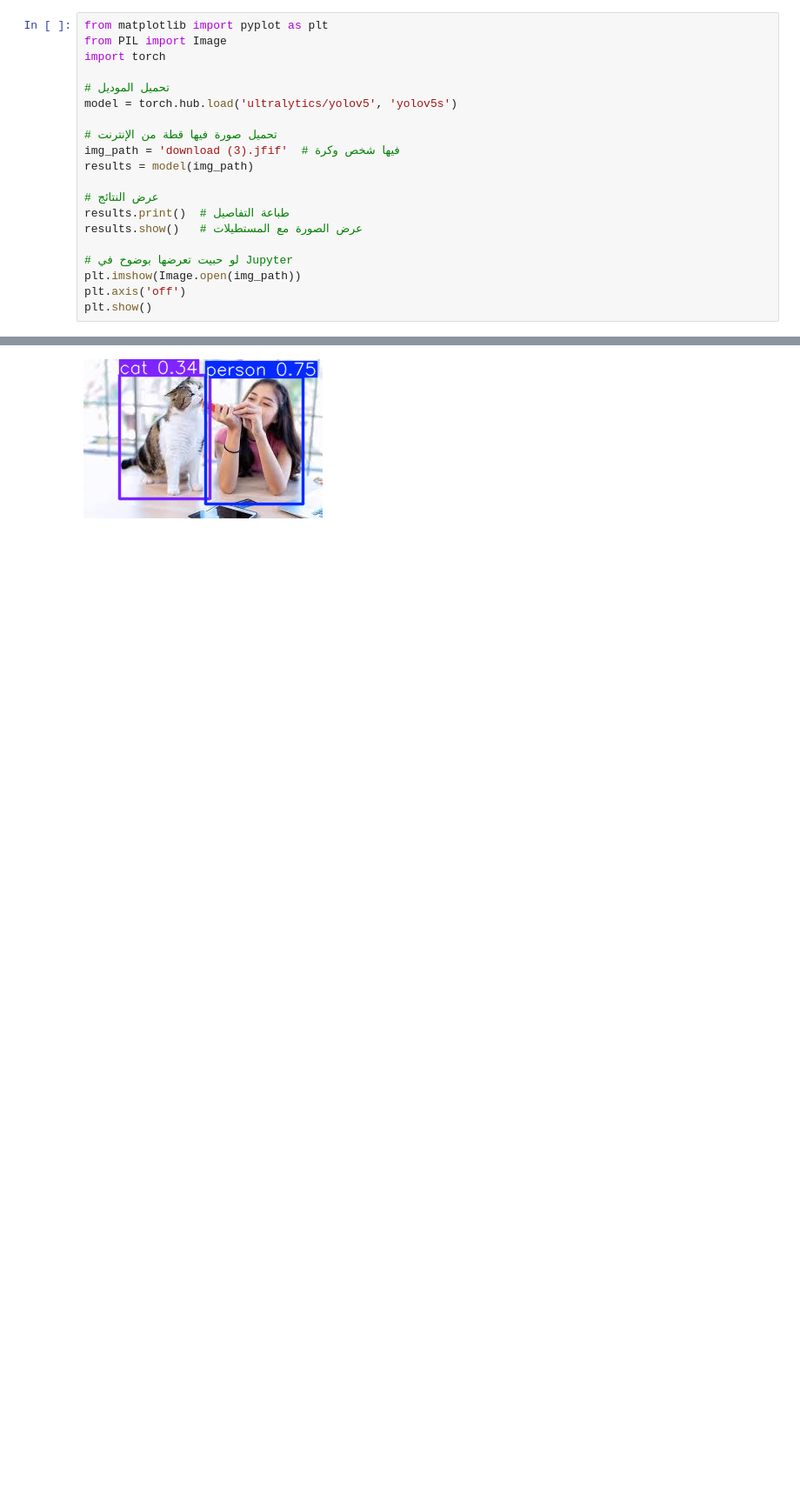
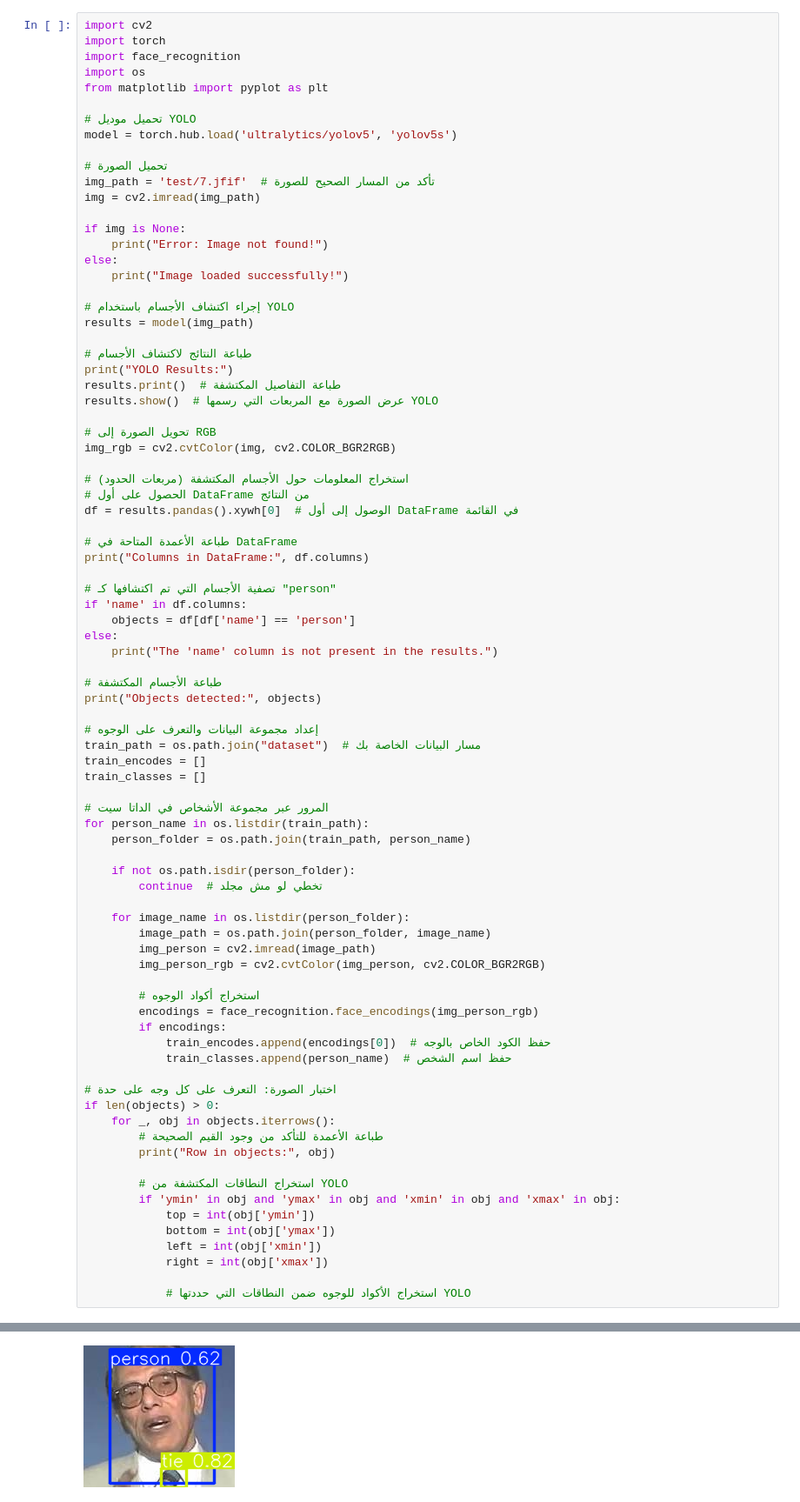
Before and after one commit to S4llyMohamed/pattern, a Jupyter notebook: object.ipynb, the cells around one changed output, grey strips where cells are left out. Shown at 87% size. Saved outputs shown, nothing was run; the diff lists cells and outputs as text; blank space fills up the shorter version.

Commit message:
face & object

```diff
--- a/object.ipynb
+++ b/object.ipynb
@@ -1,23 +1,86 @@
 # %%
+import cv2
+import torch
+import face_recognition
+import os
 from matplotlib import pyplot as plt
-from PIL import Image
-import torch
 
-# تحميل الموديل
+# تحميل موديل YOLO
 model = torch.hub.load('ultralytics/yolov5', 'yolov5s')
 
-# تحميل صورة فيها قطة من الإنترنت
-img_path = 'download (3).jfif'  # فيها شخص وكرة
+# تحميل الصورة
+img_path = 'test/7.jfif'  # تأكد من المسار الصحيح للصورة
+img = cv2.imread(img_path)
+
+if img is None:
+    print("Error: Image not found!")
+else:
+    print("Image loaded successfully!")
+
+# إجراء اكتشاف الأجسام باستخدام YOLO
 results = model(img_path)
 
-# عرض النتائج
-results.print()  # طباعة التفاصيل
-results.show()   # عرض الصورة مع المستطيلات
+# طباعة النتائج لاكتشاف الأجسام
+print("YOLO Results:")
+results.print()  # طباعة التفاصيل المكتشفة
+results.show()  # عرض الصورة مع المربعات التي رسمها YOLO
 
-# لو حبيت تعرضها بوضوح في Jupyter
-plt.imshow(Image.open(img_path))
-plt.axis('off')
-plt.show()
+# تحويل الصورة إلى RGB
+img_rgb = cv2.cvtColor(img, cv2.COLOR_BGR2RGB)
+
+# استخراج المعلومات حول الأجسام المكتشفة (مربعات الحدود)
+# الحصول على أول DataFrame من النتائج
+df = results.pandas().xywh[0]  # الوصول إلى أول DataFrame في القائمة
+
+# طباعة الأعمدة المتاحة في DataFrame
+print("Columns in DataFrame:", df.columns)
+
+# تصفية الأجسام التي تم اكتشافها كـ "person"
+if 'name' in df.columns:
+    objects = df[df['name'] == 'person']
+else:
+    print("The 'name' column is not present in the results.")
+
+# طباعة الأجسام المكتشفة
+print("Objects detected:", objects)
+
+# إعداد مجموعة البيانات والتعرف على الوجوه
+train_path = os.path.join("dataset")  # مسار البيانات الخاصة بك
+train_encodes = []
+train_classes = []
+
+# المرور عبر مجموعة الأشخاص في الداتا سيت
+for person_name in os.listdir(train_path):
+    person_folder = os.path.join(train_path, person_name)
+
+    if not os.path.isdir(person_folder):
+        continue  # تخطي لو مش مجلد
+
+    for image_name in os.listdir(person_folder):
+        image_path = os.path.join(person_folder, image_name)
+        img_person = cv2.imread(image_path)
+        img_person_rgb = cv2.cvtColor(img_person, cv2.COLOR_BGR2RGB)
+
+        # استخراج أكواد الوجوه
+        encodings = face_recognition.face_encodings(img_person_rgb)
+        if encodings:
+            train_encodes.append(encodings[0])  # حفظ الكود الخاص بالوجه
+            train_classes.append(person_name)  # حفظ اسم الشخص
+
+# اختبار الصورة: التعرف على كل وجه على حدة
+if len(objects) > 0:
+    for _, obj in objects.iterrows():
+        # طباعة الأعمدة للتأكد من وجود القيم الصحيحة
+        print("Row in objects:", obj)
+
+        # استخراج النطاقات المكتشفة من YOLO
+        if 'ymin' in obj and 'ymax' in obj and 'xmin' in obj and 'xmax' in obj:
+            top = int(obj['ymin'])
+            bottom = int(obj['ymax'])
+            left = int(obj['xmin'])
+            right = int(obj['xmax'])
+
+            # استخراج الأكواد للوجوه ضمن النطاقات التي حددتها YOLO
 # %% [output]
 Using cache found in C:\Users\Lenovo/.cache\torch\hub\ultralytics_yolov5_master
 YOLOv5  2025-5-8 Python-3.10.0 torch-2.7.0+cpu CPU
@@ -31 +95 @@ Speed: 9100.0ms pre-process, 3510.0ms inference, 1663.7ms NMS per image at shape
-[figure, old version]
+[figure, new version]
```
Also changed, not shown: parts of 2 cells of this notebook, 20 other files.
